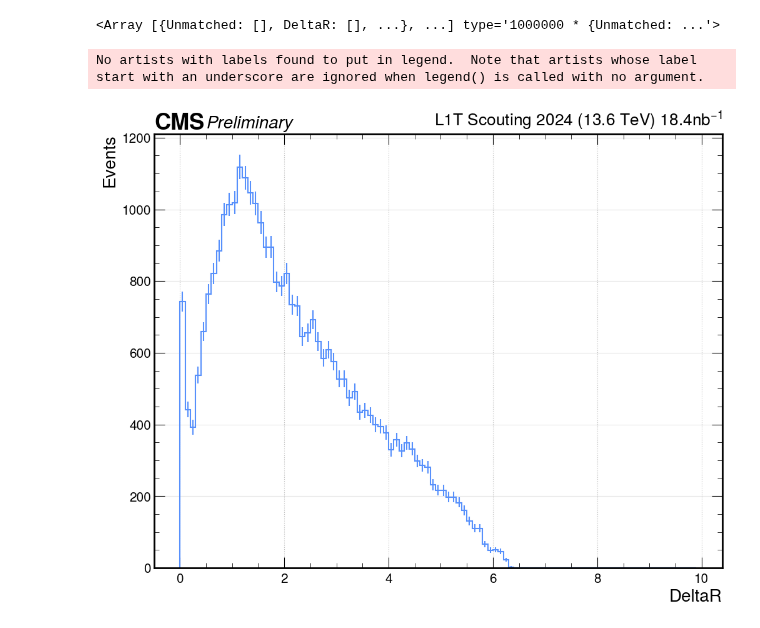
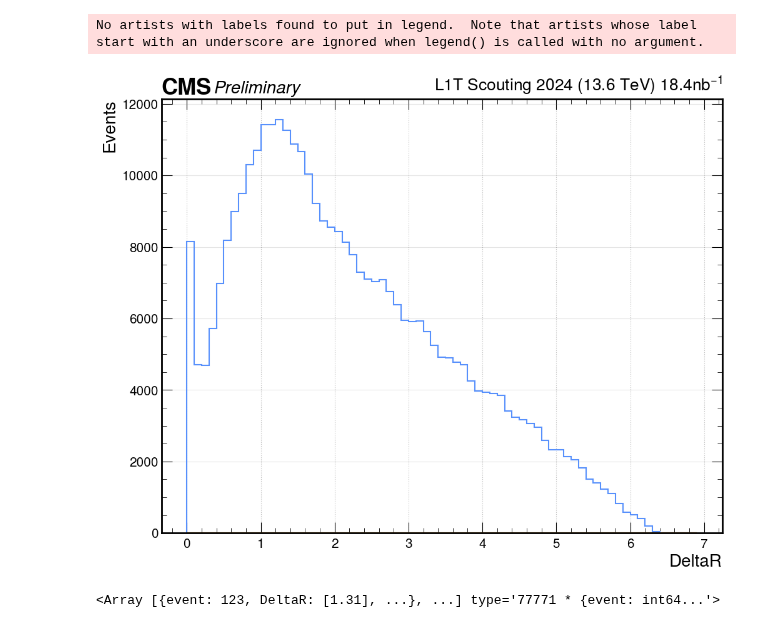
Before and after one commit to francescoreschio/Tesi-Triennale, a Jupyter notebook: Codice/HSCP.ipynb, the cells around one changed output. Drawn from its saved outputs; the diff is of its cells as text; code cells hidden in the pictures.

```diff
--- a/Codice/HSCP.ipynb
+++ b/Codice/HSCP.ipynb
@@ -181,4 +159,0 @@ MuonsEvents = ak.Array(MuonsEvents)
-# %%
-MuonsEvents
-# %% [output]
-<Array [{Unmatched: [], DeltaR: [], ...}, ...] type='1000000 * {Unmatched: ...'>
@@ -185,24 +162,35 @@ MuonsEvents
+# %%
+'''#Save Dictionary
+with open('MuonsEventsBMTF2.pkl', 'wb') as f:
+    pickle.dump(MuonsEventsBMTF, f)'''
+# %%
+with open('MuonsEventsBMTF2.pkl', 'rb') as f:
+    MuonsEventsBMTF = pickle.load(f)
 # %%
-bins = np.arange(0, 10, 0.1)
-DeltaRDist_Hist = hist.Hist(hist.axis.Variable(bins, name="DeltaR", label="DeltaR"))
+bins = np.arange(0, 7, 0.1)
+DeltaRDist_HistBMTF = hist.Hist(hist.axis.Variable(bins, name="DeltaR", label="DeltaR"))
+DeltaRDist_HistGMT = hist.Hist(hist.axis.Variable(bins, name="DeltaR", label="DeltaR"))
 
-DeltaRDist_Hist.fill(DeltaR = ak.flatten(MuonsEvents.DeltaR))
+DeltaRDist_HistBMTF.fill(DeltaR = ak.flatten(MuonsEventsBMTF.DeltaR))
+#DeltaRDist_HistGMT.fill(DeltaR = ak.flatten(MuonsEventsGMT.DeltaR))
 
 fig, ax = plt.subplots(figsize=FIGSIZE, constrained_layout=True)
 set_label_font(ax, FONTSIZE)
 set_tick_font(ax, FONTSIZE-2)
 draw_grid(ax, axis="y")
 draw_cms_label(ax, fontsize= FONTSIZE)
 
-hep.histplot(DeltaRDist_Hist)
+hep.histplot(DeltaRDist_HistBMTF, yerr = False)
+hep.histplot(DeltaRDist_HistGMT, yerr = False)
 
 ax.grid(True)
 ax.legend(fontsize = FONTSIZE)
 ax.set_ylabel("Events")
+#ax.set_yscale('log')
 
 ax.tick_params(axis='both', which='both', labelsize = FONTSIZE - 5)
 
 plt.show()
 # %% [output]
 No artists with labels found to put in legend.  Note that artists whose label start with an underscore are ignored when legend() is called with no argument.
-[figure, old version]
+[figure, new version]
@@ -208,0 +222,5 @@ No artists with labels found to put in legend.  Note that artists whose label st
+# %%
+FinalMuonsEvents1 = FilMuonsEvents1[FilMuonsEvents1.matched == True]
+FinalMuonsEvents1
+# %% [output]
+<Array [{event: 123, DeltaR: [1.31], ...}, ...] type='77771 * {event: int64...'>
```
Also changed, not shown: parts of 11 cells of this notebook, 1 other file.
